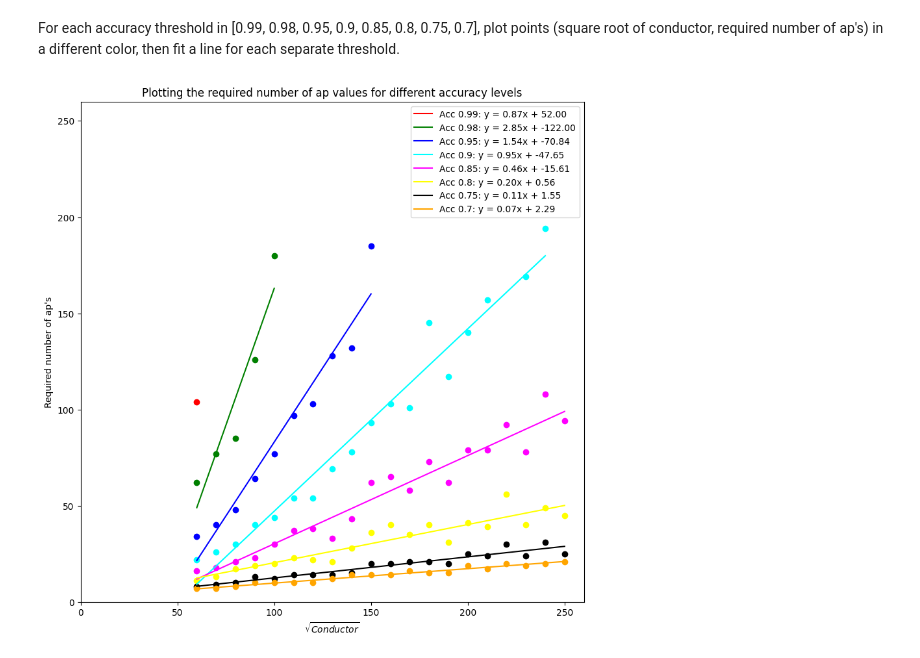
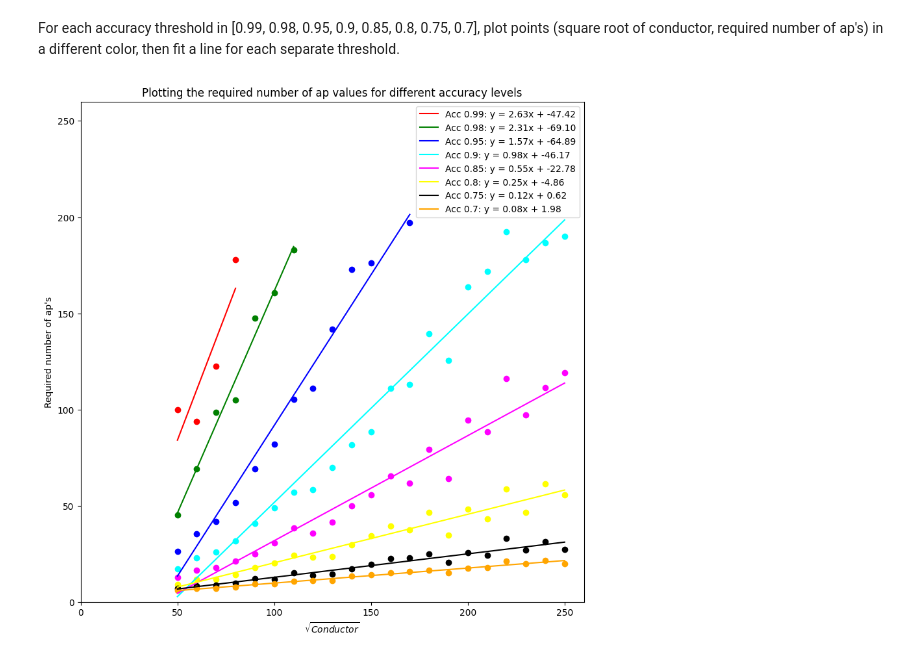
Before and after one commit to BarinderBanwait/ml_rnt, a Jupyter notebook: notebooks/Accuracy_sqrtN_vs_numaps.ipynb, the cells around one changed output. Saved outputs shown, nothing was run; the diff lists cells and outputs as text; code cells hidden in the pictures.

Commit message:
Average over 100 experiments

```diff
--- a/notebooks/Accuracy_sqrtN_vs_numaps.ipynb
+++ b/notebooks/Accuracy_sqrtN_vs_numaps.ipynb
@@ -10,7 +11,7 @@ path = r"../data_files/parquet_by_conductors/ecq_B_200_cond_0_123456_one_per_iso
 df = utils.load_data(path)
 
 # choose your desired bounds (including the end points)
-bounds_list = [(i**2-700, i**2+700) for i in range(60, 260, 10)]
+bounds_list = [(i**2-600, i**2+600) for i in range(50, 260, 10)]
 
 # choose your model
 model = LogisticRegression(max_iter = 3000)
@@ -19,12 +20,25 @@ model = LogisticRegression(max_iter = 3000)
 step_size = 1
 res_dict={}
 
-# Example usage
+# Obtain dictionary of conductor bounds and corresponding number of ap values
 for bounds in bounds_list:
     lower_bound, upper_bound = bounds
     bound = int(np.sqrt((upper_bound + lower_bound) / 2))
-    res_df = utils.Generate_AccByNumAps_df(df, lower_bound, upper_bound, model, step_size = step_size)
-    res_dict[bound] = utils.find_min_num_a_p_for_accuracy_thresholds(res_df)
+    cumulative_dict = defaultdict(lambda: [0, 0])  # [cumulative sum, count]
+
+    for i in range(100):  # Repeat 100 times
+        res_df = utils.Generate_AccByNumAps_df(df, lower_bound, upper_bound, model, step_size=step_size, random_state=42+i)
+        temp_dict = utils.find_min_num_a_p_for_accuracy_thresholds(res_df)
+
+        # Update cumulative sums and counts, checking for NaN
+        for key, value in temp_dict.items():
+            if not np.isnan(value):  # Check if value is not NaN
+                cumulative_dict[key][0] += value
+                cumulative_dict[key][1] += 1
+
+    # Calculate averages and assign to res_dict, excluding keys with NaN values
+    res_dict[bound] = {key: sum_count[0] / sum_count[1] for key, sum_count in cumulative_dict.items() if sum_count[1] > 0}
+
     print(f"The square root of conductor {bound} needs the following number of ap values: {res_dict[bound]}")
 # %% [output]
 Loaded the big dataset with 200 a_p's and 541081 curves..
@@ -99,32 +77,32 @@ colors = {0.99: 'red', 0.98: 'green', 0.95: 'blue', 0.9: 'cyan', 0.85: 'magenta'
 
 plt.figure(figsize=(10, 10))
 
 for accuracy, pairs in restructured_dict.items():
     # Remove pairs with 'nan' values
-    cleaned_pairs = [(x, y) for x, y in pairs if type(y) == int]
+    cleaned_pairs = [(x, y) for x, y in pairs if y > 0]
     if cleaned_pairs:
         x_vals, y_vals = zip(*cleaned_pairs)
         # Convert to numpy arrays for linear regression
         x_np = np.array(x_vals, dtype=np.float64)
         y_np = np.array(y_vals, dtype=np.float64)
         # Calculate the coefficients of the line of best fit
         m, b = np.polyfit(x_np, y_np, 1)
         # Plot the cleaned scatter plot
         plt.scatter(x_vals, y_vals, color=colors[accuracy])
         # Plot the line of best fit
         plt.plot(x_np, m*x_np + b, color=colors[accuracy], label=f'Acc {accuracy}: y = {m:.2f}x + {b:.2f}')
 
 # Set the limits of the x and y axes
 plt.xlim(0, 260)
 plt.ylim(0, 260)
 
 # Add labels and legend
 plt.xlabel('$\sqrt{Conductor}$')
 plt.ylabel("Required number of ap's")
 plt.title('Plotting the required number of ap values for different accuracy levels')
 plt.legend()
 
 # Show the plot
 plt.show()
 # %% [output]
-[figure, old version]
+[figure, new version]
```
Also changed, not shown: parts of 2 cells of this notebook.
